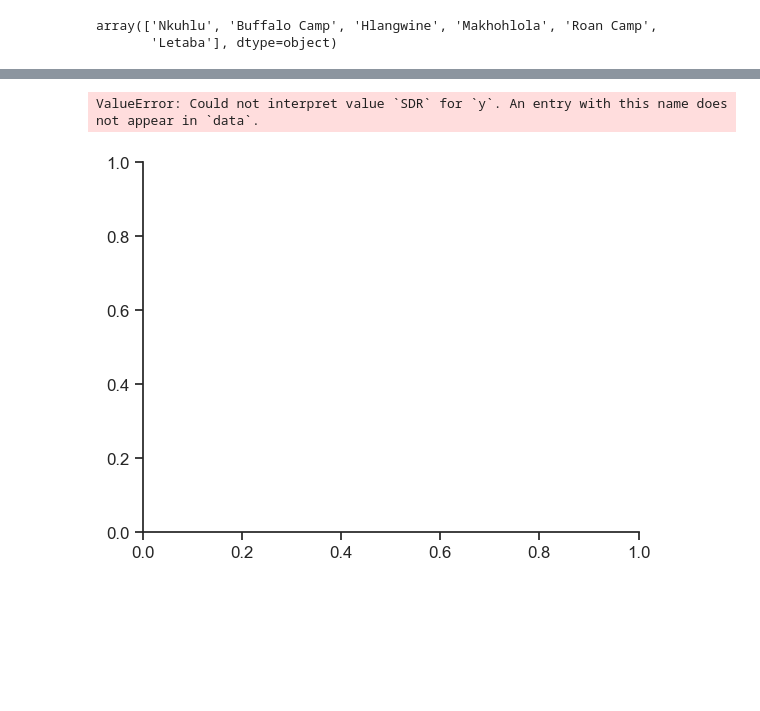
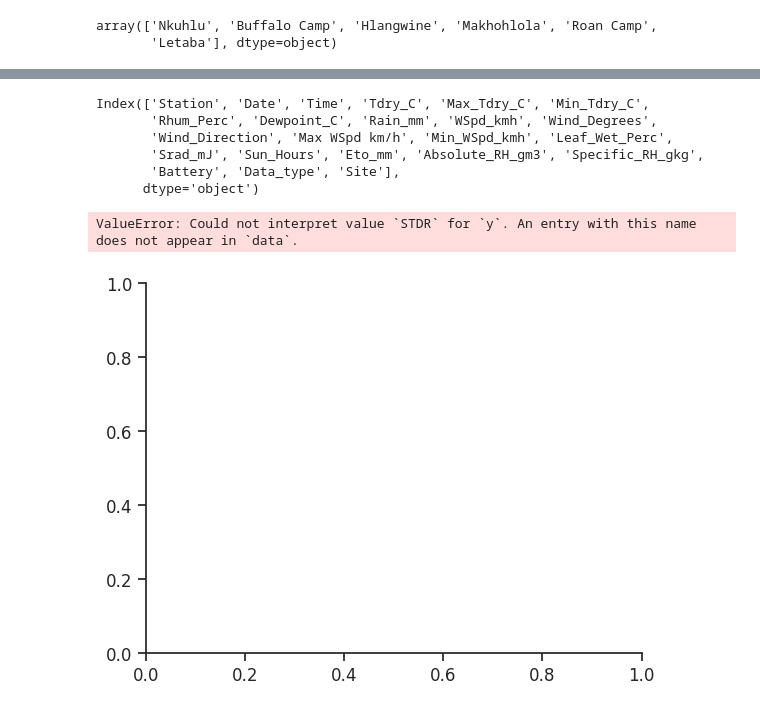
Before and after one commit to pbb2291/ThermalLandscapes, a Jupyter notebook: src/1_correct_images_for_weather/WeatherData_PlotsandStats.ipynb, the cells around one changed output, grey strips where cells are left out. Cells and saved outputs as stored; diff of their text form; code cells hidden in the pictures; blank space fills up the shorter version.

```diff
--- a/src/1_correct_images_for_weather/WeatherData_PlotsandStats.ipynb
+++ b/src/1_correct_images_for_weather/WeatherData_PlotsandStats.ipynb
@@ -152,22 +152,31 @@ fig.savefig(f'{FIGDIR}/LinePlot_WeatherData_Rhumid_xlimited.png', dpi=300)
+# %%
+df.columns
+# %% [output]
+Index(['Station', 'Date', 'Time', 'Tdry_C', 'Max_Tdry_C', 'Min_Tdry_C',
+       'Rhum_Perc', 'Dewpoint_C', 'Rain_mm', 'WSpd_kmh', 'Wind_Degrees',
+       'Wind_Direction', 'Max WSpd km/h', 'Min_WSpd_kmh', 'Leaf_Wet_Perc',
+       'Srad_mJ', 'Sun_Hours', 'Eto_mm', 'Absolute_RH_gm3', 'Specific_RH_gkg',
+       'Battery', 'Data_type', 'Site'],
+      dtype='object')
 # %%
 # Plot weather data over the course of the day
 
 fig, ax = plt.subplots()
 
-sns.lineplot(data=df, x='Time', y='SDR', hue='Site', hue_order=sites, lw=3, alpha=0.8)
+sns.lineplot(data=df, x='Time', y='STDR', hue='Site', hue_order=sites, lw=3, alpha=0.8)
 
 ax.set_ylabel('Solar Downwave Radiation (j/m2)')
 fig.tight_layout()
 plt.legend(bbox_to_anchor=(1.02, 1), loc='upper left', borderaxespad=0)
 
 ax.set_xticklabels(ax.get_xticklabels(),rotation=90)
 # ax.vlines()
 ax.set_xlim(6, 11)
 
 fig.savefig(f'{FIGDIR}/LinePlot_WeatherData_STDR_xlimited.png', dpi=300)
 # %% [output]
-ValueError: Could not interpret value `SDR` for `y`. An entry with this name does not appear in `data`.
+ValueError: Could not interpret value `STDR` for `y`. An entry with this name does not appear in `data`.
-[figure, old version]
+[figure, new version]
 # %%
 fig, ((ax1, ax2, ax3), (ax4, ax5, ax6)) = plt.subplots(2, 3, sharex=True, sharey=True)
 
```
Also changed, not shown: parts of 5 cells of this notebook, 21 other files.
